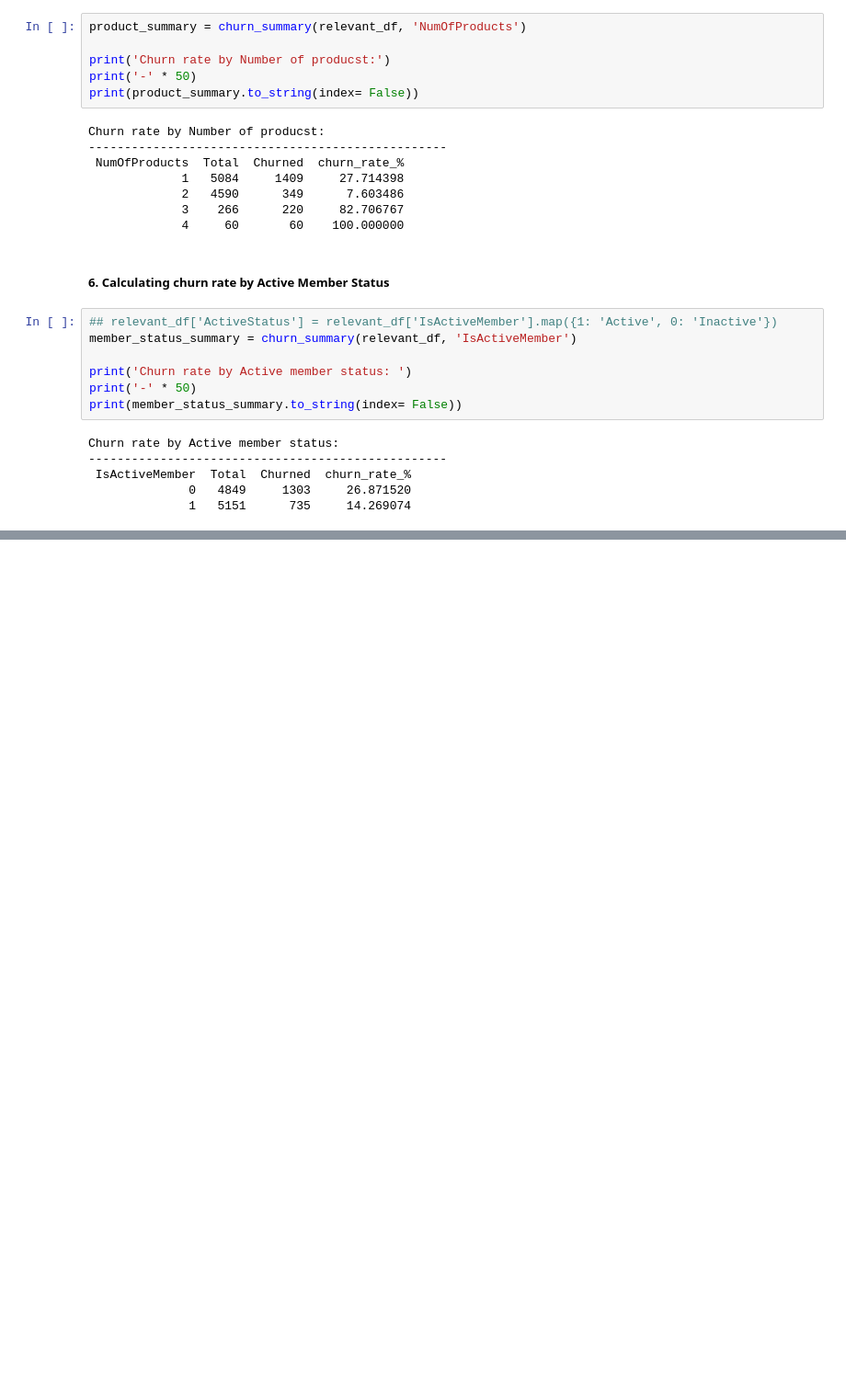
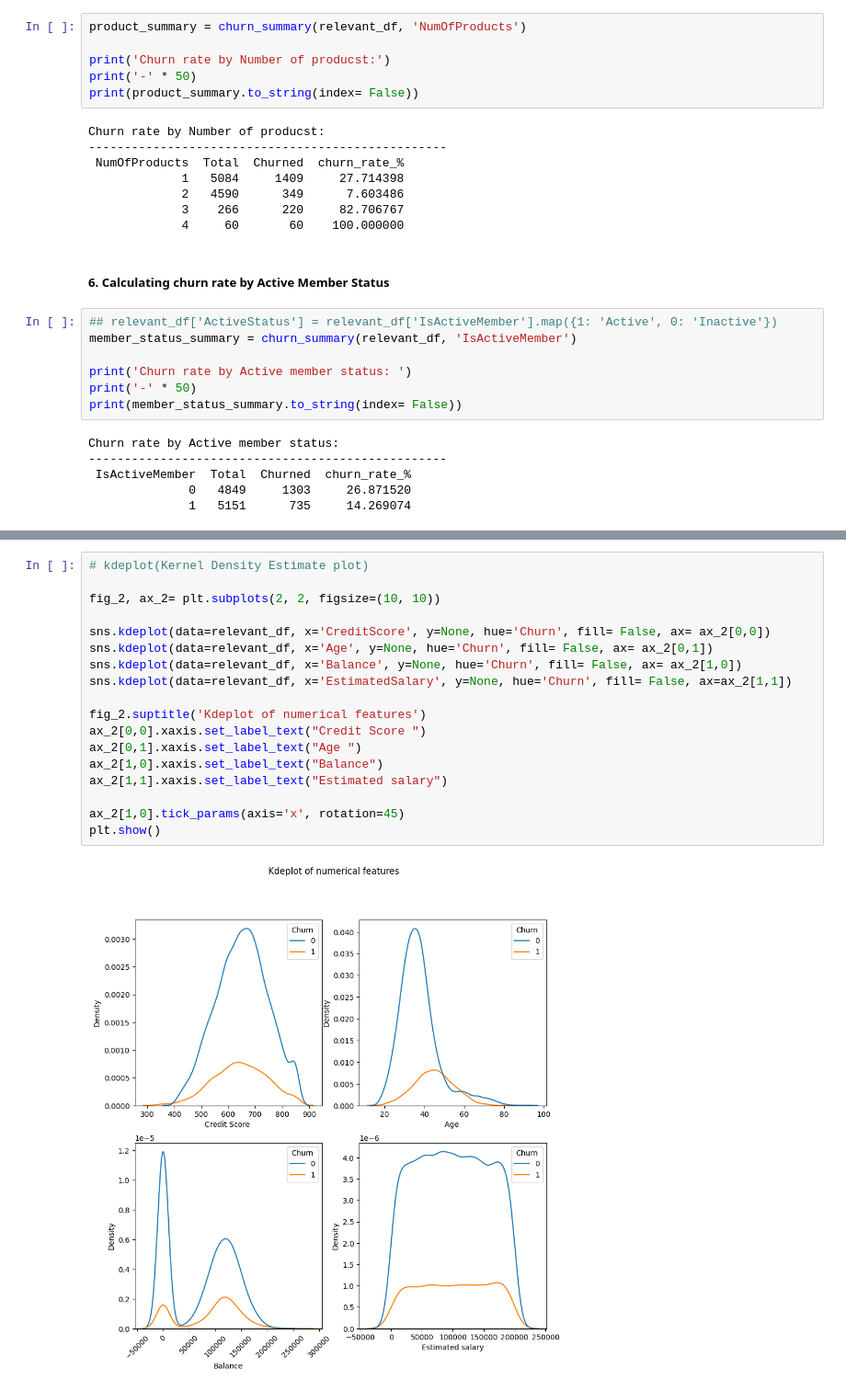
Before and after one commit to Aayubb/bank-churn-analysis-python, a Jupyter notebook: Initial analysis.ipynb, the cells around one changed output, grey strips where cells are left out. Shown at 92% size. Drawn from its saved outputs; the diff is of its cells as text; blank space fills up the shorter version.

```diff
--- a/Initial analysis.ipynb
+++ b/Initial analysis.ipynb
@@ -258,0 +283,20 @@ Churn rate by Active member status:
+# %%
+# kdeplot(Kernel Density Estimate plot)
+
+fig_2, ax_2= plt.subplots(2, 2, figsize=(10, 10))
+
+sns.kdeplot(data=relevant_df, x='CreditScore', y=None, hue='Churn', fill= False, ax= ax_2[0,0])
+sns.kdeplot(data=relevant_df, x='Age', y=None, hue='Churn', fill= False, ax= ax_2[0,1])
+sns.kdeplot(data=relevant_df, x='Balance', y=None, hue='Churn', fill= False, ax= ax_2[1,0])
+sns.kdeplot(data=relevant_df, x='EstimatedSalary', y=None, hue='Churn', fill= False, ax=ax_2[1,1])
+
+fig_2.suptitle('Kdeplot of numerical features')
+ax_2[0,0].xaxis.set_label_text("Credit Score ")
+ax_2[0,1].xaxis.set_label_text("Age ")
+ax_2[1,0].xaxis.set_label_text("Balance")
+ax_2[1,1].xaxis.set_label_text("Estimated salary")
+
+ax_2[1,0].tick_params(axis='x', rotation=45)
+plt.show()
+# %% [output]
+[figure, added]
```
Also changed, not shown: parts of 10 cells of this notebook.
